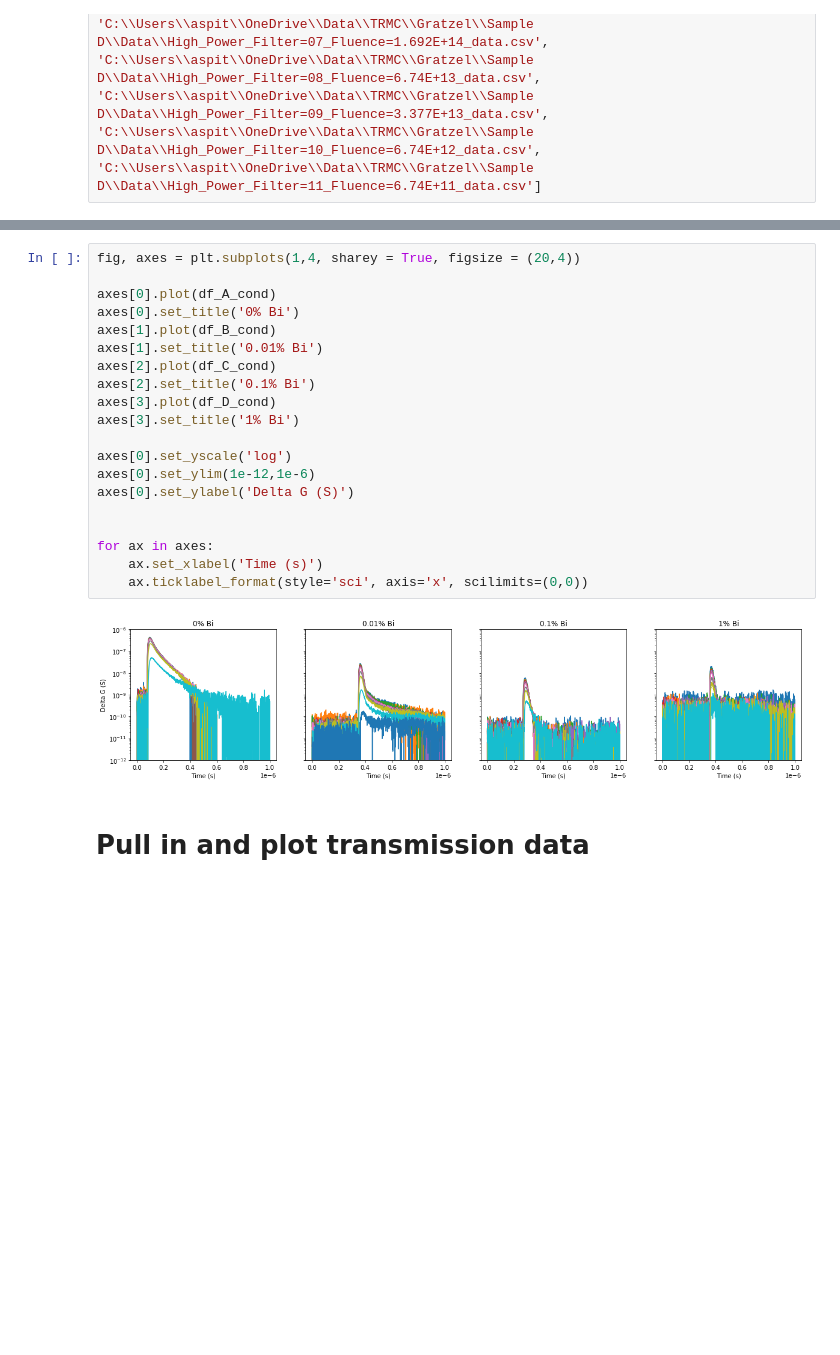
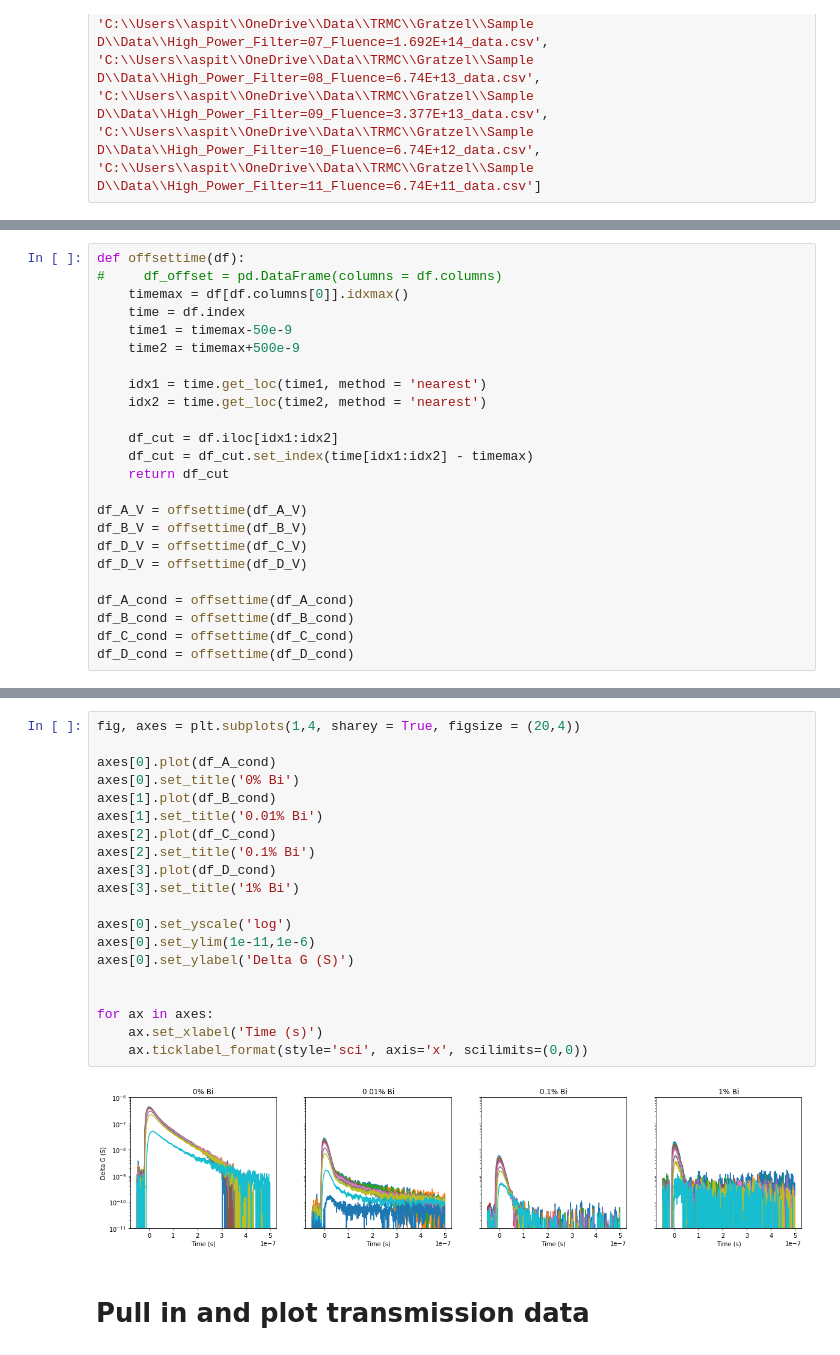
Before and after one commit to aspitarl/TRMC, a Jupyter notebook: 10-17-18.ipynb, the cells around one changed output, grey strips where cells are left out. Drawn from its saved outputs; the diff is of its cells as text; blank space fills up the shorter version.

```diff
--- a/10-17-18.ipynb
+++ b/10-17-18.ipynb
@@ -30,3 +100,27 @@ df_D_V, df_D_cond = trmc.load(filepaths_D, offsettime = 50e-9, sub_lowpow = True
+# %%
+def offsettime(df):
+#     df_offset = pd.DataFrame(columns = df.columns)
+    timemax = df[df.columns[0]].idxmax()
+    time = df.index
+    time1 = timemax-50e-9
+    time2 = timemax+500e-9
+
+    idx1 = time.get_loc(time1, method = 'nearest')
+    idx2 = time.get_loc(time2, method = 'nearest')
+
+    df_cut = df.iloc[idx1:idx2]
+    df_cut = df_cut.set_index(time[idx1:idx2] - timemax)
+    return df_cut
+
+df_A_V = offsettime(df_A_V)
+df_B_V = offsettime(df_B_V)
+df_D_V = offsettime(df_C_V)
+df_D_V = offsettime(df_D_V)
+
+df_A_cond = offsettime(df_A_cond)
+df_B_cond = offsettime(df_B_cond)
+df_C_cond = offsettime(df_C_cond)
+df_D_cond = offsettime(df_D_cond)
 # %%
 fig, axes = plt.subplots(1,4, sharey = True, figsize = (20,4))
 
@@ -51,25 +146,25 @@ for ax in axes:
 # %%
 fig, axes = plt.subplots(1,4, sharey = True, figsize = (20,4))
 
 axes[0].plot(df_A_cond)
 axes[0].set_title('0% Bi')
 axes[1].plot(df_B_cond)
 axes[1].set_title('0.01% Bi')
 axes[2].plot(df_C_cond)
 axes[2].set_title('0.1% Bi')
 axes[3].plot(df_D_cond)
 axes[3].set_title('1% Bi')
 
 axes[0].set_yscale('log')
-axes[0].set_ylim(1e-12,1e-6)
+axes[0].set_ylim(1e-11,1e-6)
 axes[0].set_ylabel('Delta G (S)')
 
 
 for ax in axes:
     ax.set_xlabel('Time (s)')
     ax.ticklabel_format(style='sci', axis='x', scilimits=(0,0))
 # %% [output]
-[figure, old version]
+[figure, new version]
 # %% [markdown]
 # Pull in and plot transmission data
 # %%
```
Also changed, not shown: parts of 13 cells of this notebook, 1 other file.
